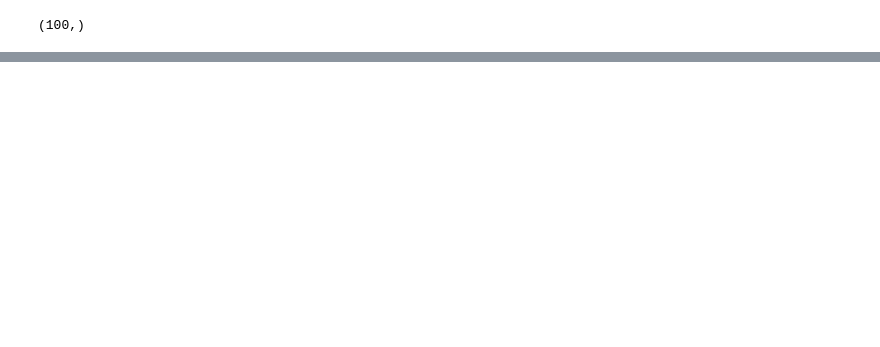
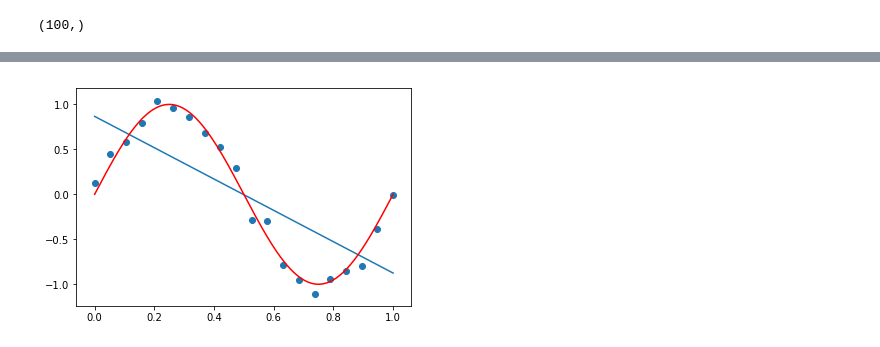
Before and after one commit to bonochof/sklearn-exercise, a Jupyter notebook: 02-LinearRegression.ipynb, the cells around one changed output, grey strips where cells are left out. Drawn from its saved outputs; the diff is of its cells as text; code cells hidden in the pictures; blank space fills up the shorter version.

```diff
--- a/02-LinearRegression.ipynb
+++ b/02-LinearRegression.ipynb
@@ -84,0 +115,2 @@ plt.scatter(X, y)
+# %%
+lin_reg = LinearRegression().fit(X.reshape(-1, 1), y)
@@ -84,0 +121,5 @@ plt.scatter(X, y)
+# %%
+plt.plot(X_line, lin_reg.intercept_ + lin_reg.coef_ * X_line)
+plot_sin()
+# %% [output]
+[figure, added]
```
Also changed, not shown: parts of 48 cells of this notebook.
